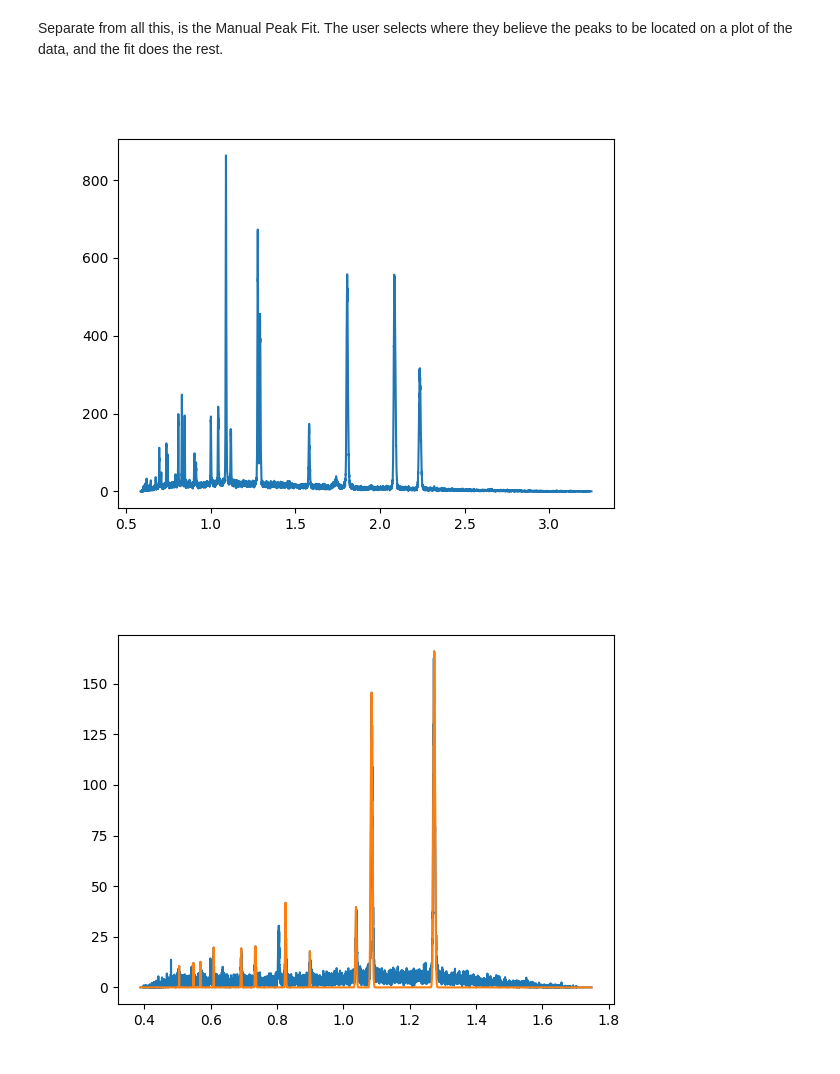
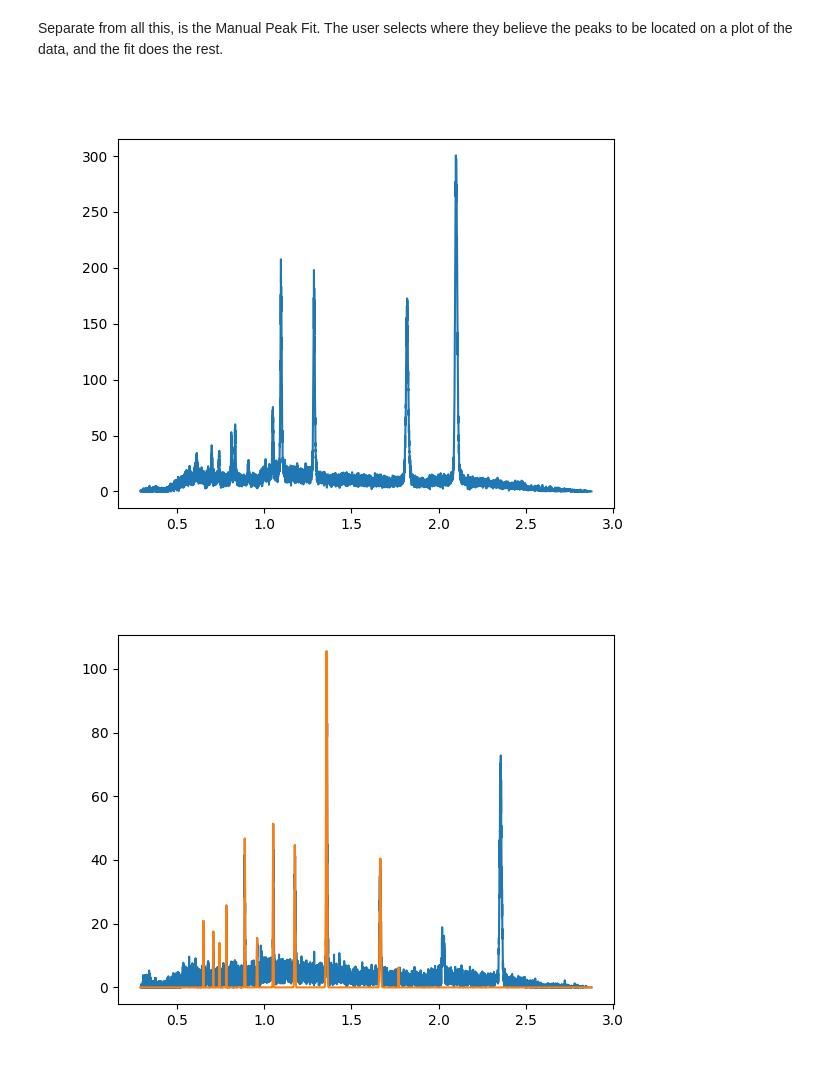
Before and after one commit to KwakuMintah/Data_Analysis_EX, a Jupyter notebook: Misc/Manual_Peak_Fits.ipynb, the cells around one changed output. Cells and saved outputs as stored; diff of their text form; code cells hidden in the pictures.

```diff
--- a/Misc/Manual_Peak_Fits.ipynb
+++ b/Misc/Manual_Peak_Fits.ipynb
@@ -508,28 +508,28 @@ Separate from all this, is the Manual Peak Fit. The user selects where they beli
 # %%
 #This recognises when the user selects a peak then stores it in the x0 array
 def on_click(event):
     if event.button is MouseButton.LEFT:
         x0.append(event.xdata)
 
 #This calls the event function and plots the data for the user to select from
 def manualPeakSel(run):
     _, _, sumSpec = fileSearch(run,exp=None,bank=None)
     y = mtd[sumSpec].dataY(0)
     x = mtd[sumSpec].dataX(0)[0:len(y)]
     global x0
     x0 = []
     event = threading.Event()
     fig,ax = plt.subplots(1)
 
     ax.plot(x,y)
 
     cid = fig.canvas.mpl_connect('button_press_event', on_click)
     plt.show()
 
 #Running this function presents a plot where you locate and select the peaks
-manualPeakSel(352722)
+manualPeakSel(358990)
 # %% [output]
-[figure, old version]
+[figure, new version]
 # %%
 #This function performs the actual fit
 def fitPeaksMan(run,x0):
@@ -599,9 +599,9 @@ def fitPeaksMan(run,x0):
     ax.plot(x,plot)
     return x0, yPeak, plot
 
-x0, yPeak, plot = fitPeaksMan(216884,x0)
+x0, yPeak, plot = fitPeaksMan(346541,x0)
 # %% [output]
-[figure, old version]
+[figure, new version]
 # %%
 print(x0)
 # %% [output]
```
Also changed, not shown: parts of 2 cells of this notebook.
